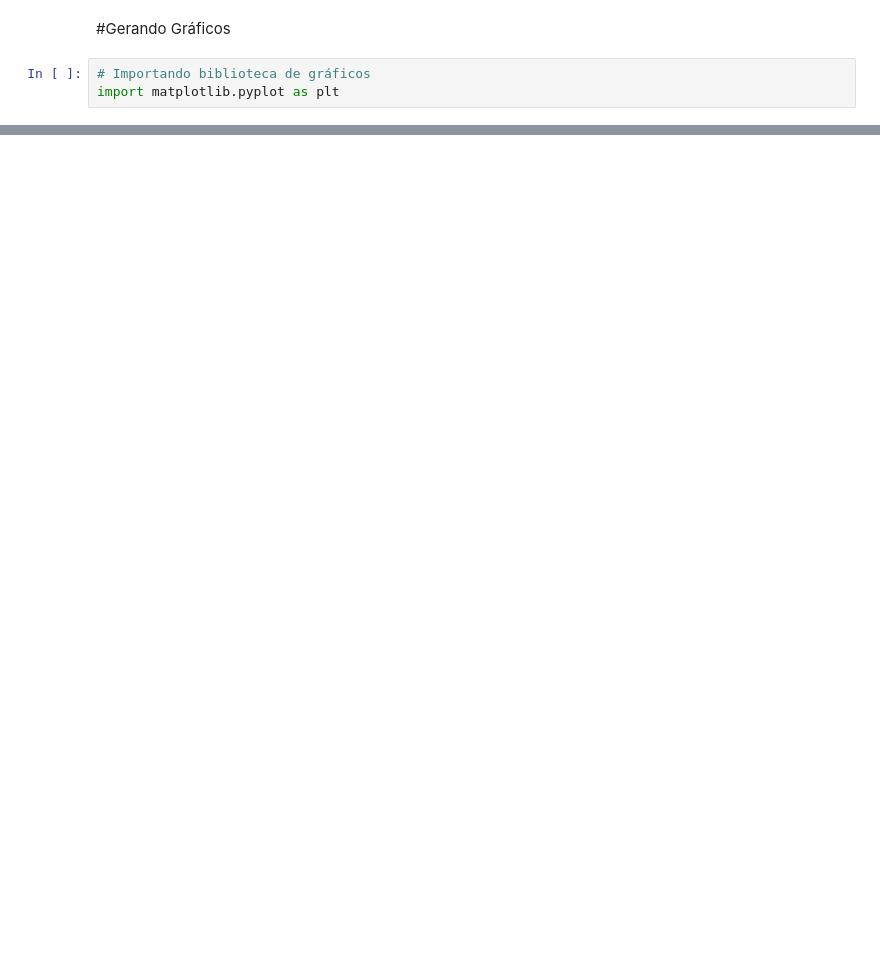
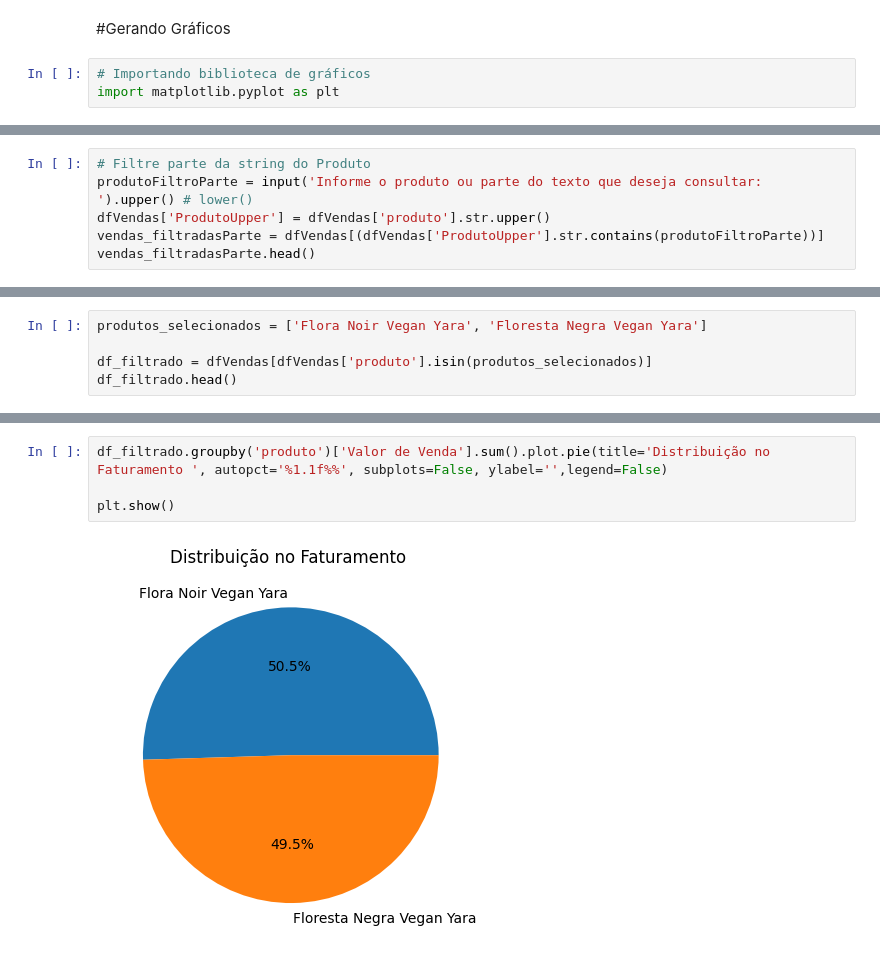
Before and after one commit to Grupo4Entrega1/projetoIntegrador1, a Jupyter notebook: VendasYara.ipynb, the cells around one changed output, grey strips where cells are left out. Saved outputs shown, nothing was run; the diff lists cells and outputs as text; blank space fills up the shorter version.

```diff
--- a/VendasYara.ipynb
+++ b/VendasYara.ipynb
@@ -353,0 +376,6 @@ plt.show()
+# %%
+# Filtre parte da string do Produto
+produtoFiltroParte = input('Informe o produto ou parte do texto que deseja consultar: ').upper() # lower()
+dfVendas['ProdutoUpper'] = dfVendas['produto'].str.upper()
+vendas_filtradasParte = dfVendas[(dfVendas['ProdutoUpper'].str.contains(produtoFiltroParte))]
+vendas_filtradasParte.head()
@@ -353,0 +397,5 @@ plt.show()
+# %%
+produtos_selecionados = ['Flora Noir Vegan Yara', 'Floresta Negra Vegan Yara']
+
+df_filtrado = dfVendas[dfVendas['produto'].isin(produtos_selecionados)]
+df_filtrado.head()
@@ -353,0 +409,6 @@ plt.show()
+# %%
+df_filtrado.groupby('produto')['Valor de Venda'].sum().plot.pie(title='Distribuição no Faturamento ', autopct='%1.1f%%', subplots=False, ylabel='',legend=False)
+
+plt.show()
+# %% [output]
+[figure, added]
```
Also changed, not shown: parts of 20 cells of this notebook, 1 other file.
